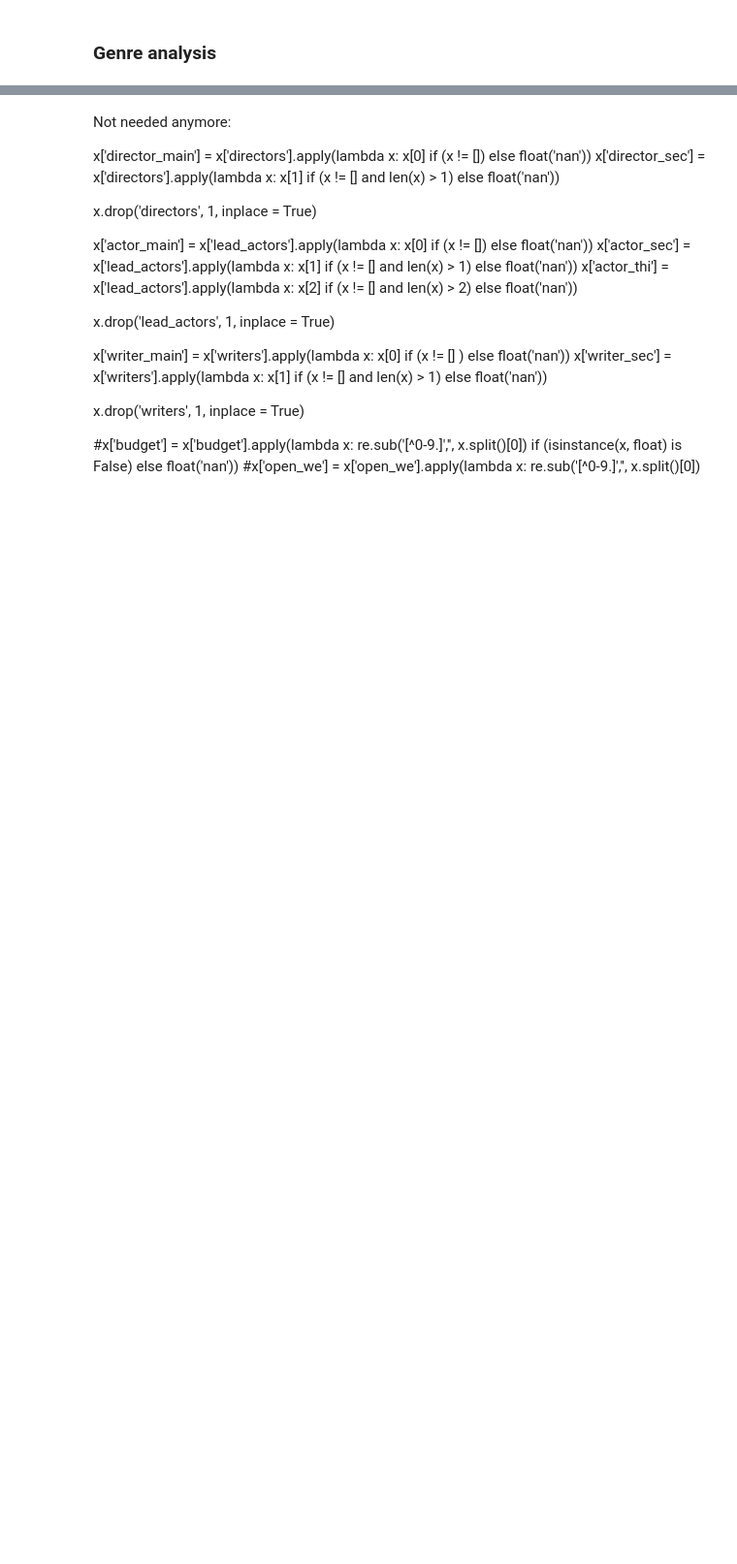
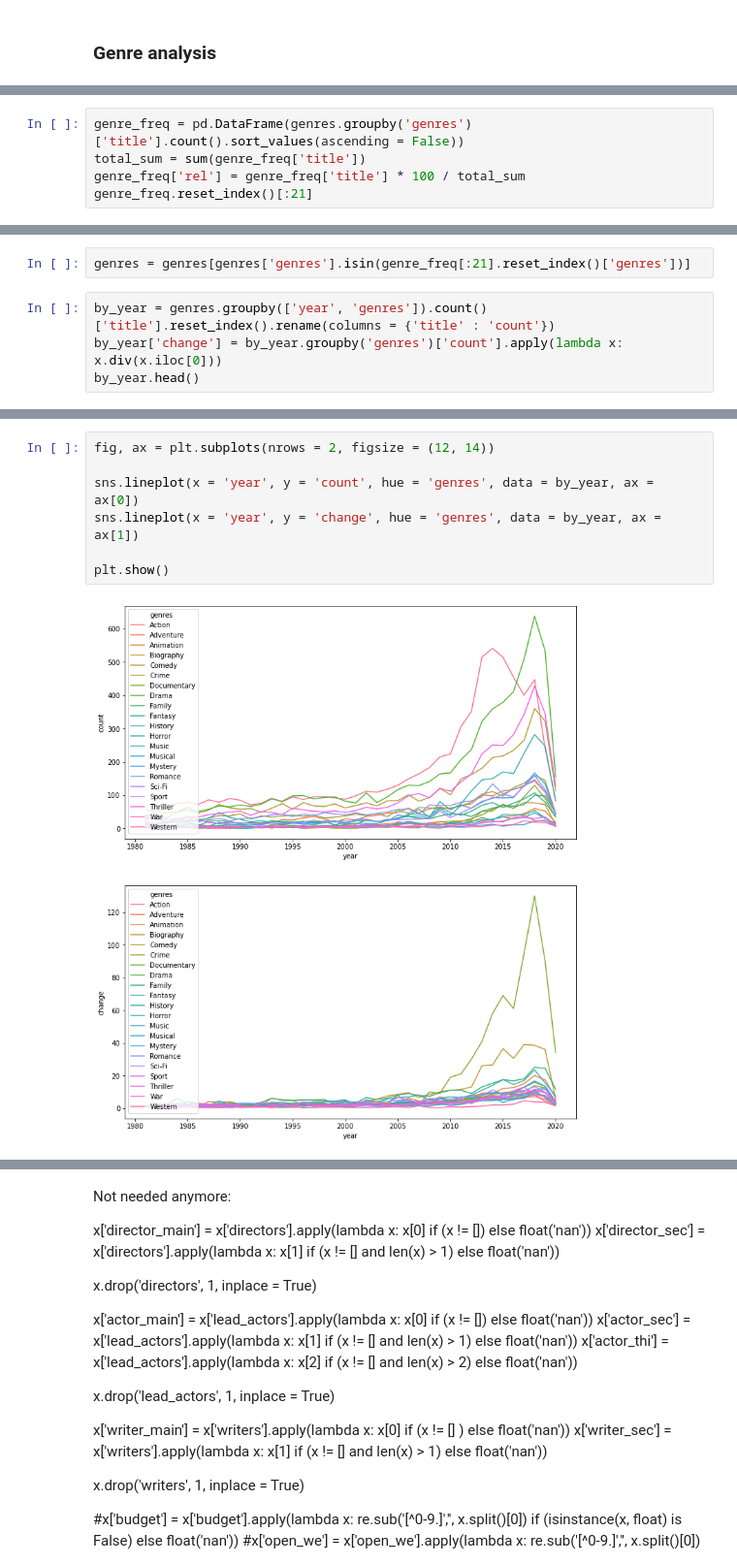
Before and after one commit to kristofrabay/python_practise, a Jupyter notebook: imdb_analysis.ipynb, the cells around one changed output, grey strips where cells are left out. Shown at 97% size. Drawn from its saved outputs; the diff is of its cells as text; blank space fills up the shorter version.

```diff
--- a/imdb_analysis.ipynb
+++ b/imdb_analysis.ipynb
@@ -673,0 +709,5 @@ plt.show()
+# %%
+genre_freq = pd.DataFrame(genres.groupby('genres')['title'].count().sort_values(ascending = False))
+total_sum = sum(genre_freq['title'])
+genre_freq['rel'] = genre_freq['title'] * 100 / total_sum
+genre_freq.reset_index()[:21]
@@ -673,0 +732,6 @@ plt.show()
+# %%
+genres = genres[genres['genres'].isin(genre_freq[:21].reset_index()['genres'])]
+# %%
+by_year = genres.groupby(['year', 'genres']).count()['title'].reset_index().rename(columns = {'title' : 'count'})
+by_year['change'] = by_year.groupby('genres')['count'].apply(lambda x: x.div(x.iloc[0]))
+by_year.head()
@@ -673,0 +745,9 @@ plt.show()
+# %%
+fig, ax = plt.subplots(nrows = 2, figsize = (12, 14))
+
+sns.lineplot(x = 'year', y = 'count', hue = 'genres', data = by_year, ax = ax[0])
+sns.lineplot(x = 'year', y = 'change', hue = 'genres', data = by_year, ax = ax[1])
+
+plt.show()
+# %% [output]
+[figure, added]
```
Also changed, not shown: parts of 11 cells of this notebook.
